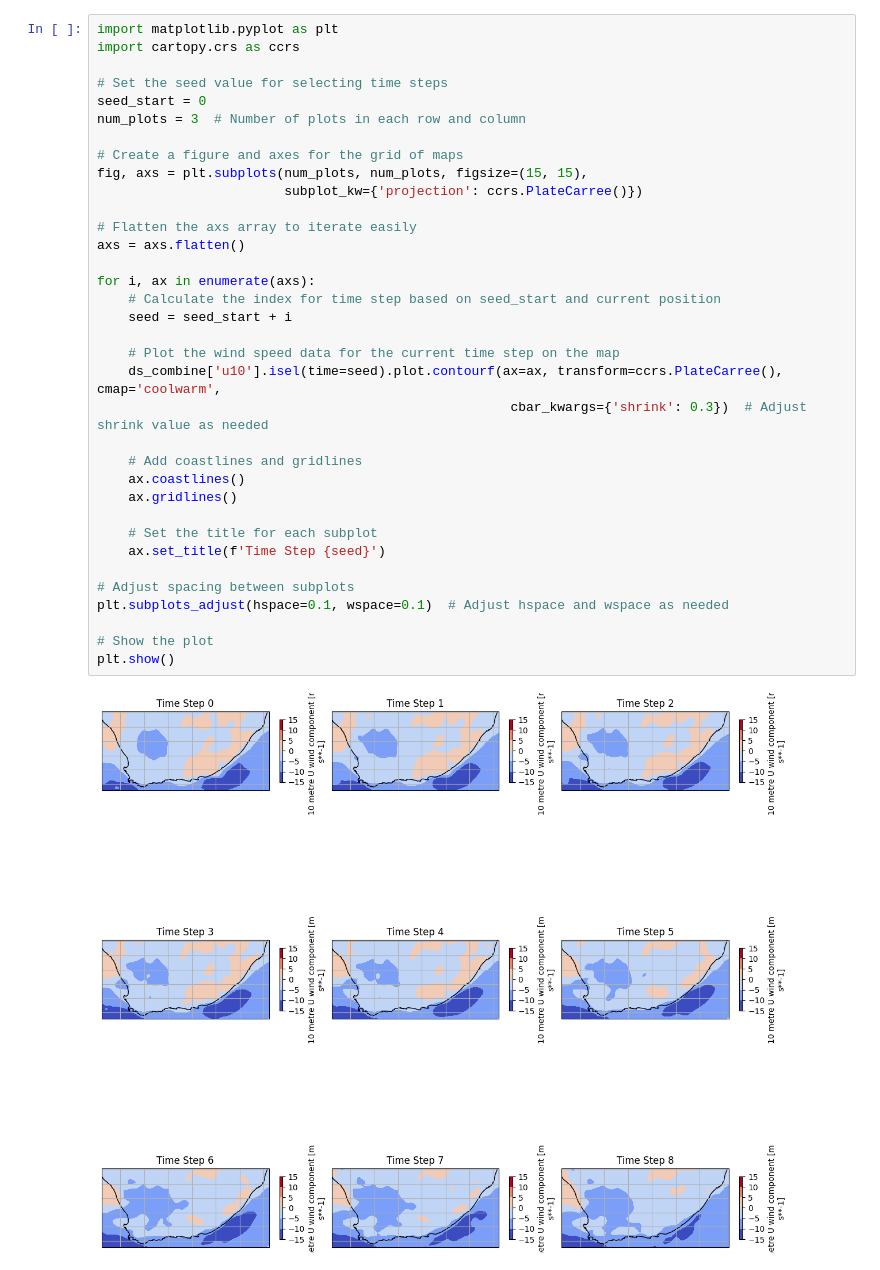
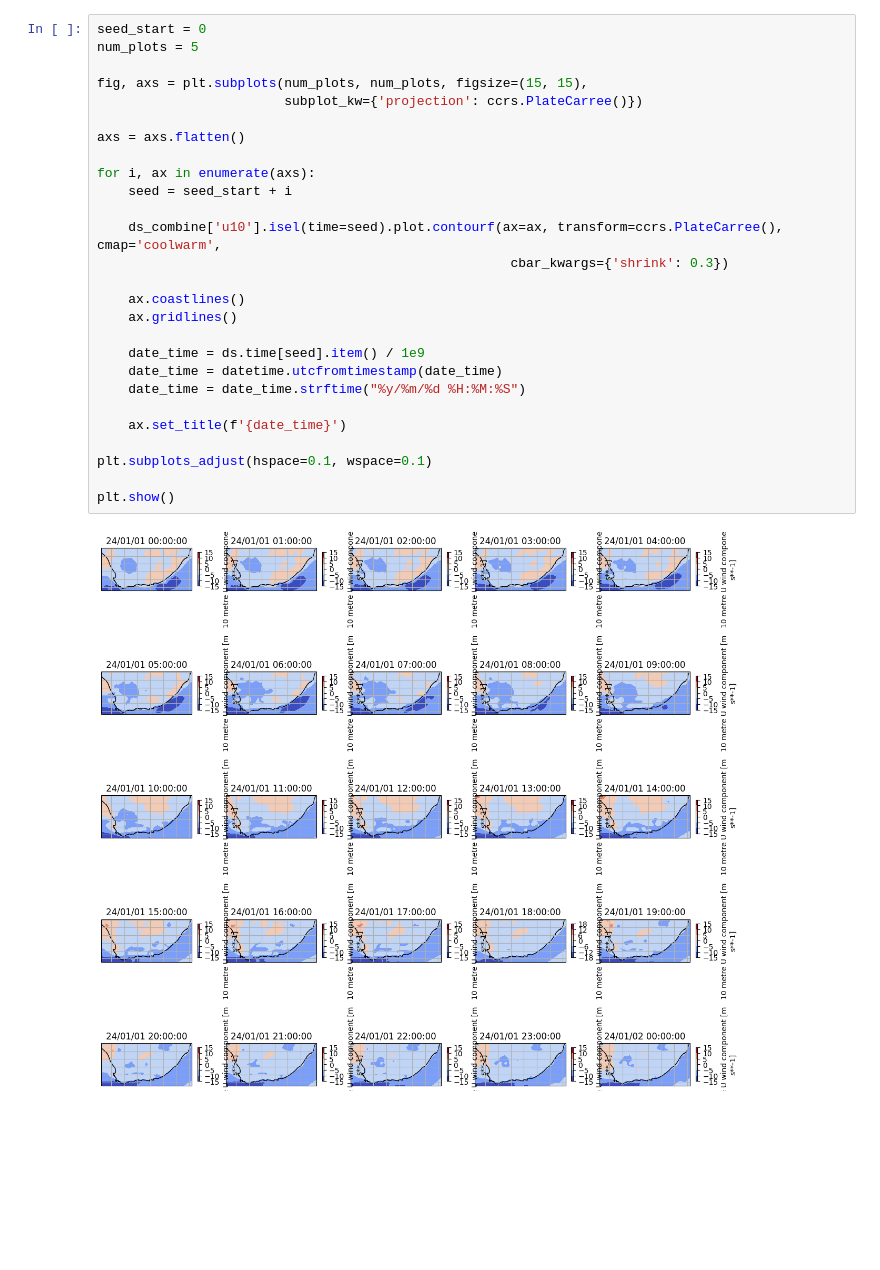
Before and after one commit to Divanvdb/Forecasting_Tools, a Jupyter notebook: 7_DataAnalysis.ipynb, the cells around one changed output. Saved outputs shown, nothing was run; the diff lists cells and outputs as text; blank space fills up the shorter version.

Commit message:
Plotting of ERA 5
Finished the plotting functions and ready to start prepping the data

```diff
--- a/7_DataAnalysis.ipynb
+++ b/7_DataAnalysis.ipynb
@@ -28,37 +48,29 @@ Attributes:
 # %%
-import matplotlib.pyplot as plt
-import cartopy.crs as ccrs
+seed_start = 0
+num_plots = 5
 
-# Set the seed value for selecting time steps
-seed_start = 0
-num_plots = 3  # Number of plots in each row and column
-
-# Create a figure and axes for the grid of maps
 fig, axs = plt.subplots(num_plots, num_plots, figsize=(15, 15),
                         subplot_kw={'projection': ccrs.PlateCarree()})
 
-# Flatten the axs array to iterate easily
 axs = axs.flatten()
 
 for i, ax in enumerate(axs):
-    # Calculate the index for time step based on seed_start and current position
     seed = seed_start + i
 
-    # Plot the wind speed data for the current time step on the map
     ds_combine['u10'].isel(time=seed).plot.contourf(ax=ax, transform=ccrs.PlateCarree(), cmap='coolwarm',
-                                                     cbar_kwargs={'shrink': 0.3})  # Adjust shrink value as needed
+                                                     cbar_kwargs={'shrink': 0.3})
 
-    # Add coastlines and gridlines
     ax.coastlines()
     ax.gridlines()
 
-    # Set the title for each subplot
-    ax.set_title(f'Time Step {seed}')
+    date_time = ds.time[seed].item() / 1e9
+    date_time = datetime.utcfromtimestamp(date_time)
+    date_time = date_time.strftime("%y/%m/%d %H:%M:%S")
 
-# Adjust spacing between subplots
-plt.subplots_adjust(hspace=0.1, wspace=0.1)  # Adjust hspace and wspace as needed
+    ax.set_title(f'{date_time}')
 
-# Show the plot
+plt.subplots_adjust(hspace=0.1, wspace=0.1)
+
 plt.show()
 # %% [output]
-[figure, old version]
+[figure, new version]
```
Also changed, not shown: parts of 18 cells of this notebook, 1 other file.
